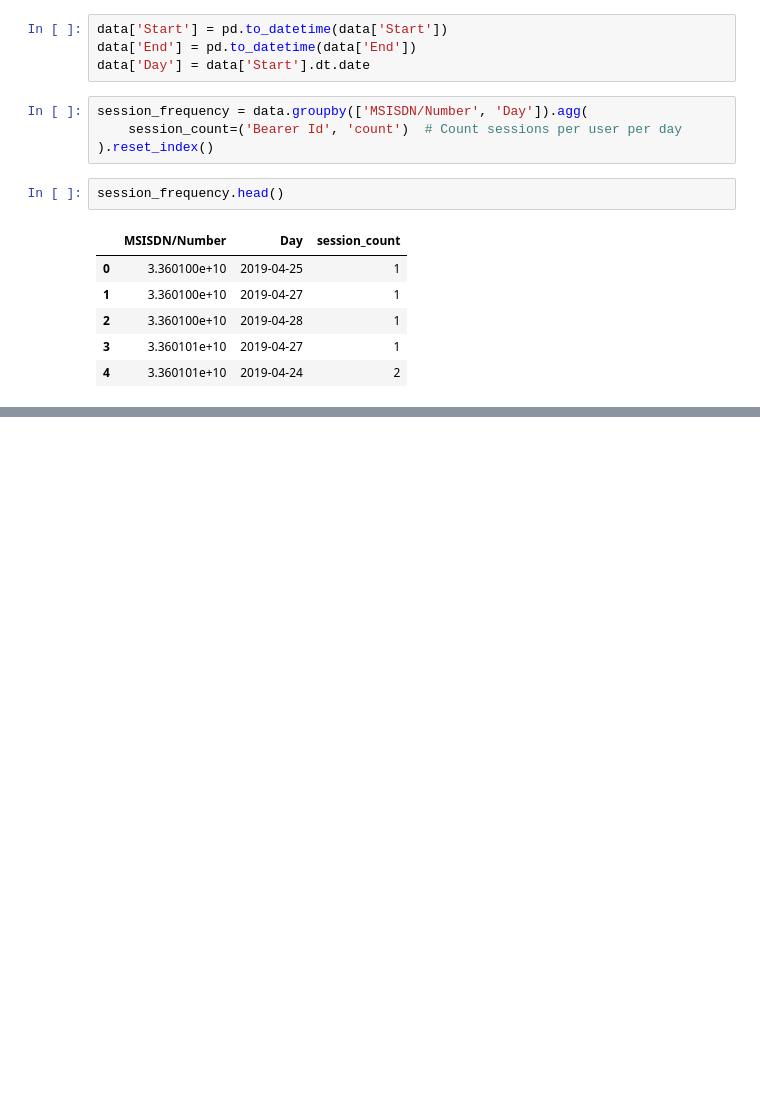
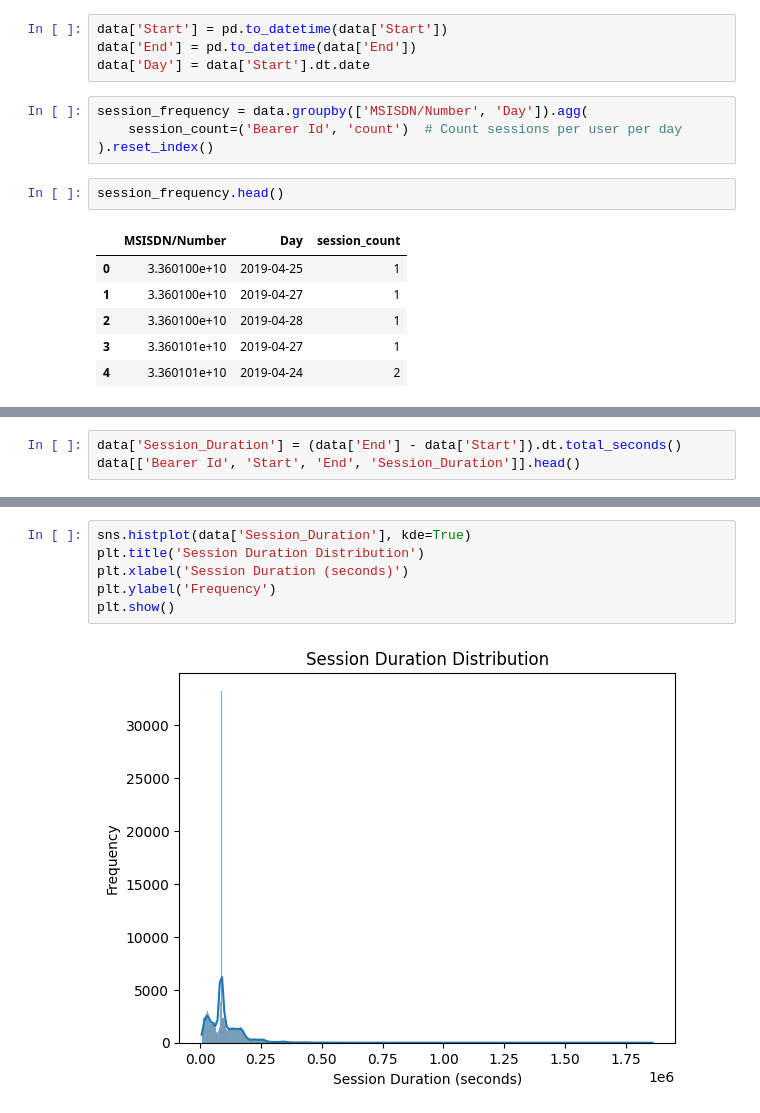
Before and after one commit to wendirad/weekTwo, a Jupyter notebook: notebooks/task_2.ipynb, the cells around one changed output, grey strips where cells are left out. Drawn from its saved outputs; the diff is of its cells as text; blank space fills up the shorter version.

```diff
--- a/notebooks/task_2.ipynb
+++ b/notebooks/task_2.ipynb
@@ -39,0 +48,3 @@ session_frequency.head()
+# %%
+data['Session_Duration'] = (data['End'] - data['Start']).dt.total_seconds()
+data[['Bearer Id', 'Start', 'End', 'Session_Duration']].head()
@@ -39,0 +72,8 @@ session_frequency.head()
+# %%
+sns.histplot(data['Session_Duration'], kde=True)
+plt.title('Session Duration Distribution')
+plt.xlabel('Session Duration (seconds)')
+plt.ylabel('Frequency')
+plt.show()
+# %% [output]
+[figure, added]
```
Also changed, not shown: parts of 3 cells of this notebook.
